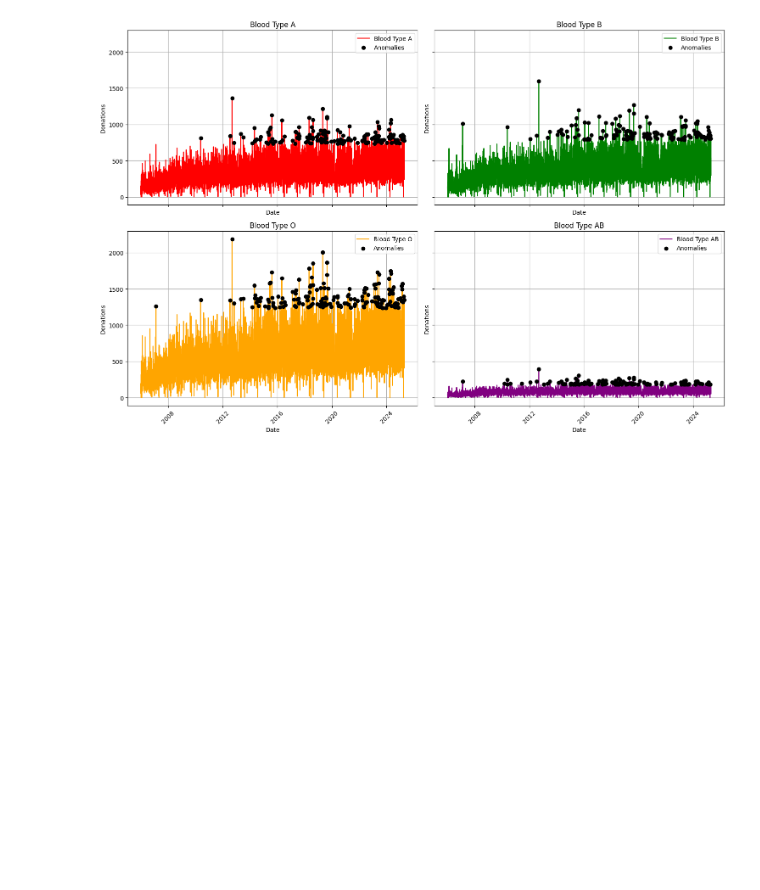
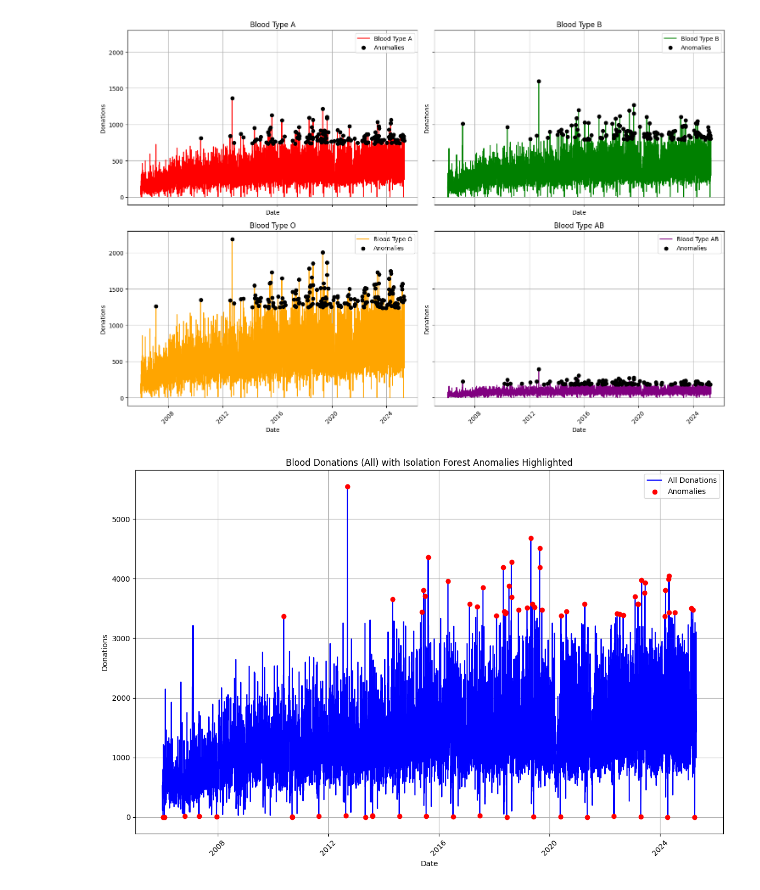
Before and after one commit to jasperschroeder/MalaysiaBloodDonations, a Jupyter notebook: MalaysiaBloodDonation/1_Initial_Notebook.ipynb, the cells around one changed output. Drawn from its saved outputs; the diff is of its cells as text; code cells hidden in the pictures; blank space fills up the shorter version.

```diff
--- a/MalaysiaBloodDonation/1_Initial_Notebook.ipynb
+++ b/MalaysiaBloodDonation/1_Initial_Notebook.ipynb
@@ -276,0 +307,8 @@ shape: (91_728, 7)
+# %%
+df_all = df_all.with_columns(
+    (pl.col("all") - pl.col("trend_all")).alias("detrended_all"),
+    (pl.col("a") - pl.col("trend_a")).alias("detrended_a"),
+    (pl.col("b") - pl.col("trend_b")).alias("detrended_b"),
+    (pl.col("ab") - pl.col("trend_ab")).alias("detrended_ab"),
+    (pl.col("o") - pl.col("trend_o")).alias("detrended_o")
+)
@@ -344,3 +463,35 @@ plt.show()
 [figure]
 # %%
 # We see some anomalies, but all on the higher side
+# %%
+from sklearn.ensemble import IsolationForest
+
+# Prepare the data for Isolation Forest
+# We use the 'all' column as an example
+X = df_all[['all']].to_numpy()
+
+# Initialize and fit the Isolation Forest model
+iso_forest = IsolationForest(contamination=0.01, random_state=42)
+df_all = df_all.with_columns(
+    pl.Series(name='iso_forest_anomaly', values=iso_forest.fit_predict(X))
+)
+
+# Filter anomalies
+iso_anomalies = df_all.filter(pl.col('iso_forest_anomaly') == -1)
+
+# Plot the results
+plt.figure(figsize=(12, 8))
+plt.plot(df_all['date'], df_all['all'], label='All Donations', color='blue')
+plt.scatter(iso_anomalies['date'], iso_anomalies['all'], color='red', label='Anomalies', zorder=5)
+plt.title('Blood Donations (All) with Isolation Forest Anomalies Highlighted')
+plt.xlabel('Date')
+plt.ylabel('Donations')
+plt.legend()
+plt.grid()
+
+# Rotate x-axis labels for better readability
+plt.xticks(rotation=45)
+plt.tight_layout()
+plt.show()
+# %% [output]
+[figure, added]
```
Also changed, not shown: parts of 15 cells of this notebook.
